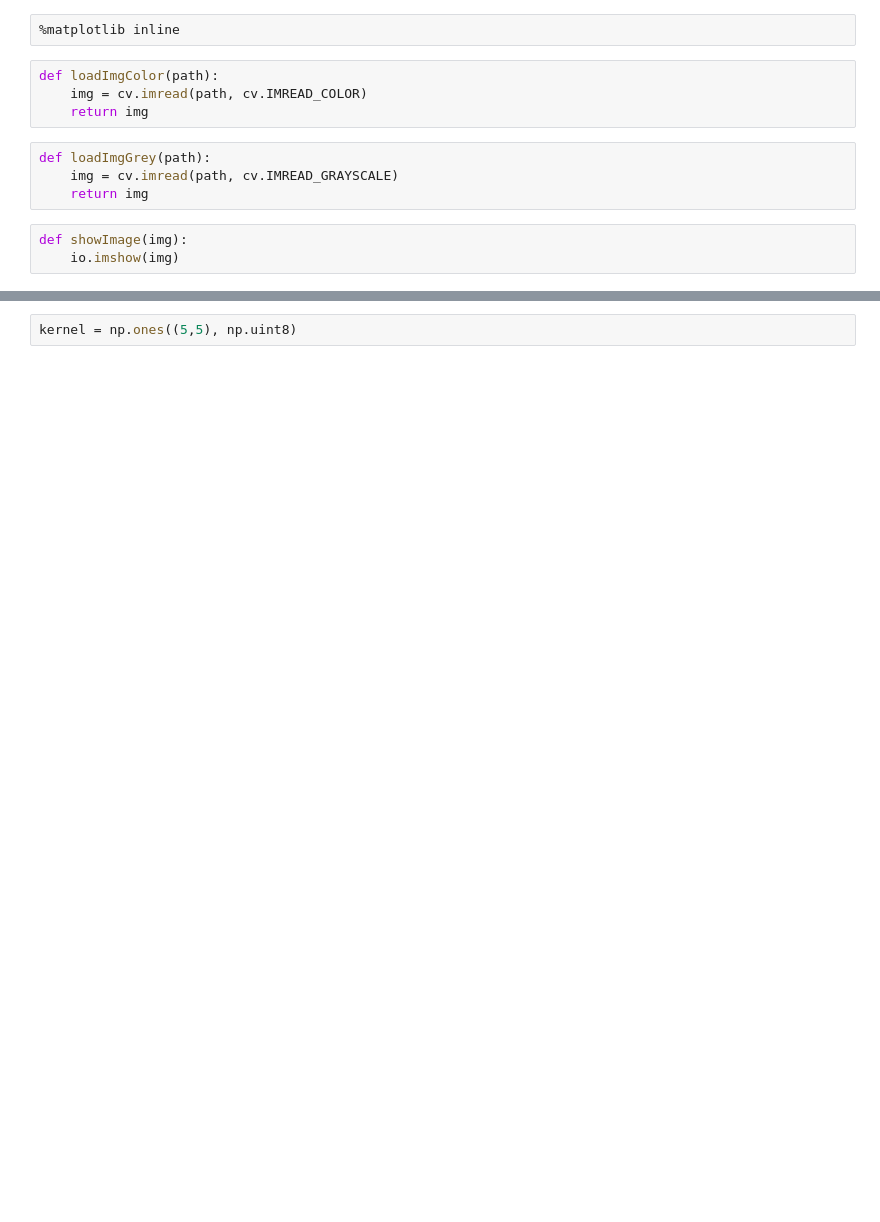
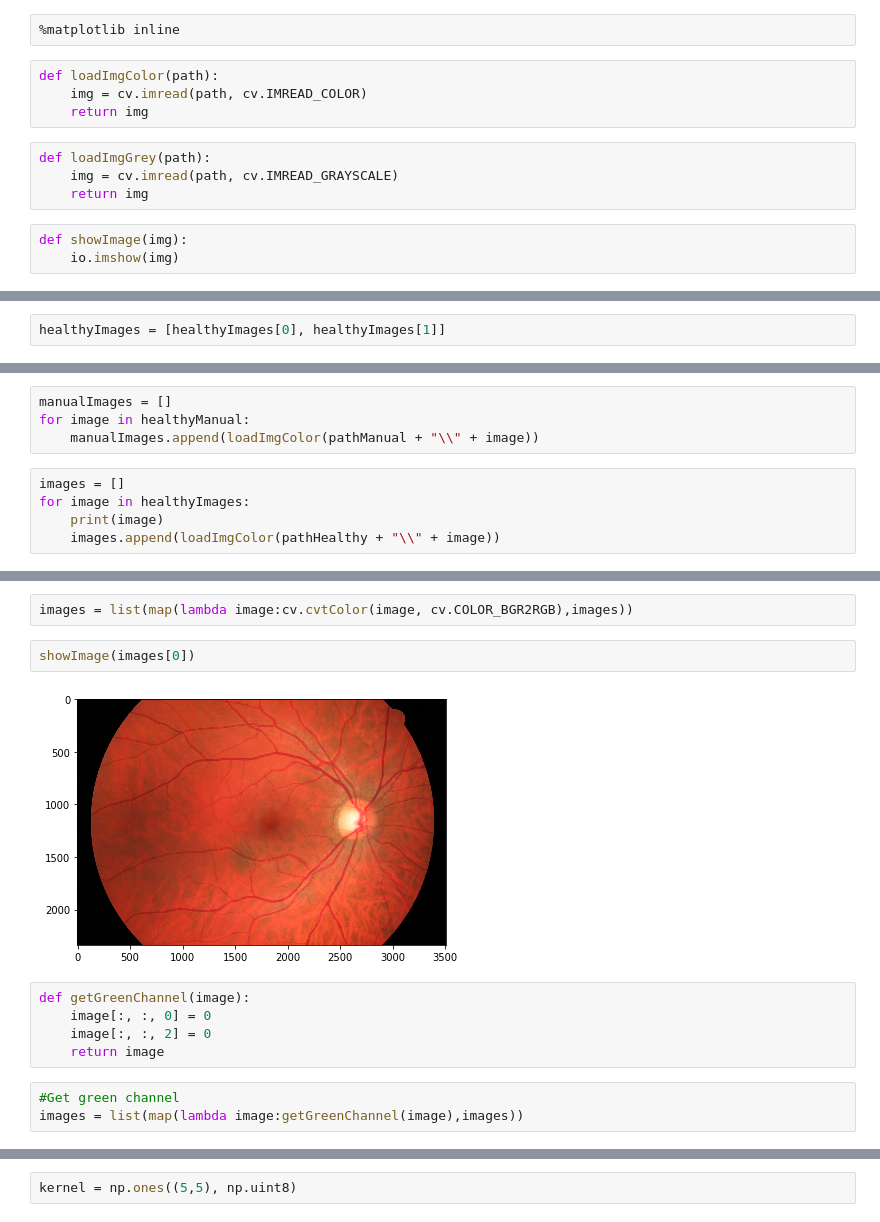
Before and after one commit to Dombearx/badanie-dna-oka, a Jupyter notebook: Dno oka.ipynb, the cells around one changed output, grey strips where cells are left out. Saved outputs shown, nothing was run; the diff lists cells and outputs as text; blank space fills up the shorter version.

```diff
--- a/Dno oka.ipynb
+++ b/Dno oka.ipynb
@@ -134,0 +50,2 @@ subplot(1,2,2); plt.imshow(adaptiveGreen, cmap='gray')
+# %%
+healthyImages = [healthyImages[0], healthyImages[1]]
@@ -134,0 +70,9 @@ subplot(1,2,2); plt.imshow(adaptiveGreen, cmap='gray')
+# %%
+manualImages = []
+for image in healthyManual:
+    manualImages.append(loadImgColor(pathManual + "\\" + image))
+# %%
+images = []
+for image in healthyImages:
+    print(image)
+    images.append(loadImgColor(pathHealthy + "\\" + image))
@@ -134,0 +99,14 @@ subplot(1,2,2); plt.imshow(adaptiveGreen, cmap='gray')
+# %%
+images = list(map(lambda image:cv.cvtColor(image, cv.COLOR_BGR2RGB),images))
+# %%
+showImage(images[0])
+# %% [output]
+[figure, added]
+# %%
+def getGreenChannel(image):
+    image[:, :, 0] = 0
+    image[:, :, 2] = 0
+    return image
+# %%
+#Get green channel
+images = list(map(lambda image:getGreenChannel(image),images))
```
Also changed, not shown: parts of 53 cells of this notebook.
